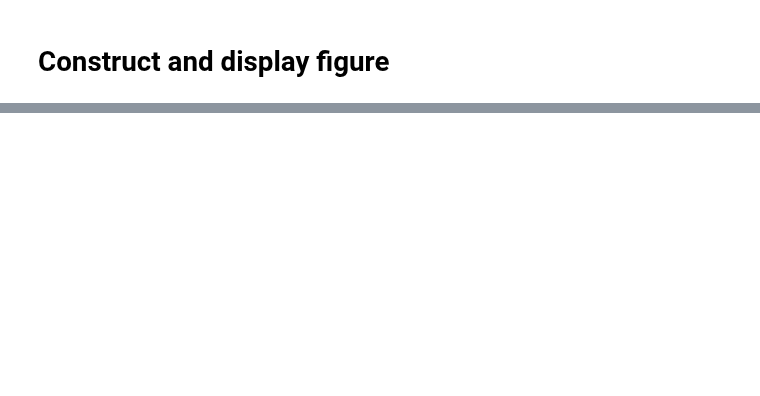
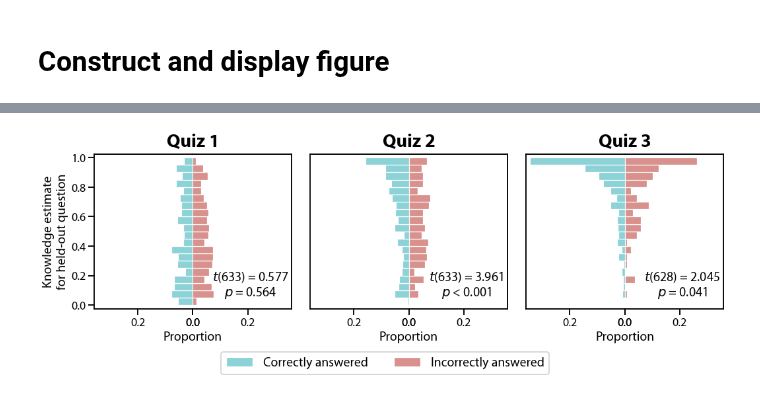
Before and after one commit to ContextLab/efficient-learning-khan, a Jupyter notebook: code/notebooks/6_predictive-analyses.ipynb, the cells around one changed output, grey strips where cells are left out. Cells and saved outputs as stored; diff of their text form; code cells hidden in the pictures; blank space fills up the shorter version.

```diff
--- a/code/notebooks/6_predictive-analyses.ipynb
+++ b/code/notebooks/6_predictive-analyses.ipynb
@@ -267,0 +70,81 @@ with sns.plotting_context('talk'):
+# %%
+with sns.plotting_context('talk', font_scale=1.1):
+    fig = plt.figure(figsize=(15, 5))
+    main_gs = fig.add_gridspec(1, 3)
+
+    quiz1_gs = main_gs[0].subgridspec(1, 2, wspace=0)
+    quiz2_gs = main_gs[1].subgridspec(1, 2, wspace=0)
+    quiz3_gs = main_gs[2].subgridspec(1, 2, wspace=0)
+
+    ax1 = fig.add_subplot(quiz1_gs[0])
+    ax2 = fig.add_subplot(quiz1_gs[1], sharey=ax1)
+    ax3 = fig.add_subplot(quiz2_gs[0], sharey=ax1)
+    ax4 = fig.add_subplot(quiz2_gs[1], sharey=ax1)
+    ax5 = fig.add_subplot(quiz3_gs[0], sharey=ax1)
+    ax6 = fig.add_subplot(quiz3_gs[1], sharey=ax1)
+
+    axarr = np.array((ax1, ax2, ax3, ax4, ax5, ax6))
+    bins = np.linspace(0, 1, 21, endpoint=True, dtype=np.float16)
+
+    for quiz, (left_ax, right_ax) in enumerate(axarr.reshape(3, 2), start=1):
+        quiz_estimates = knowledge_estimates[f'quiz{quiz}']
+        correct_estimates = quiz_estimates['correct']
+        incorrect_estimates = quiz_estimates['incorrect']
+
+        t, p = ttest_ind(correct_estimates, incorrect_estimates)
+        deg_freedom = len(correct_estimates) + len(incorrect_estimates) - 2
+
+        sns.histplot(y=correct_estimates,
+                     bins=bins,
+                     stat='proportion',
+                     color=CORRECT_ANSWER_COLOR,
+                     edgecolor='white',
+                     ax=left_ax, label='correct')
+        sns.histplot(y=incorrect_estimates,
+                     bins=bins,
+                     stat='proportion',
+                     color=INCORRECT_ANSWER_COLOR,
+                     edgecolor='white',
+                     ax=right_ax, label='incorrect')
+
+        left_ax.set_xlim(0, 0.36)
+        right_ax.set_xlim(0, 0.36)
+
+        left_ax.set_title(f'Quiz {quiz}',
+                          x=1,
+                          y=1.02,
+                          fontsize='x-large',
+                          fontweight='bold')
+
+        left_ax.set_xlabel('Proportion', x=1, ha='center')
+        right_ax.set_xlabel(None)
+
+        left_ax.invert_xaxis()
+
+        right_ax.annotate(format_stats(t, p, 't', deg_freedom),
+                          xy=(0.21, 0.06),
+                          fontsize='medium',
+                          ha='center')
+
+        left_ax.spines['right'].set_visible(False)
+        right_ax.spines['left'].set_visible(False)
+
+    ax1.set_ylim(-0.025, 1.025)
+    ax1.set_ylabel('Knowledge estimate\nfor held-out question')
+
+    for ax in axarr[1:]:
+        ax.tick_params(left=False, labelleft=False)
+
+    fig.legend((ax1.containers[0], ax2.containers[0]),
+               ('Correctly answered', 'Incorrectly answered'),
+               loc='lower center',
+               ncol=2,
+               fontsize='medium',
+               framealpha=1,
+               bbox_to_anchor=(0.5, -0.1))
+
+    plt.tight_layout()
+#     plt.savefig(FIG_DIR.joinpath('held-out-question-analysis.pdf'), bbox_inches='tight')
+    plt.show()
+# %% [output]
+[figure, added]
```
Also changed, not shown: parts of 11 cells of this notebook, 2 other files.
